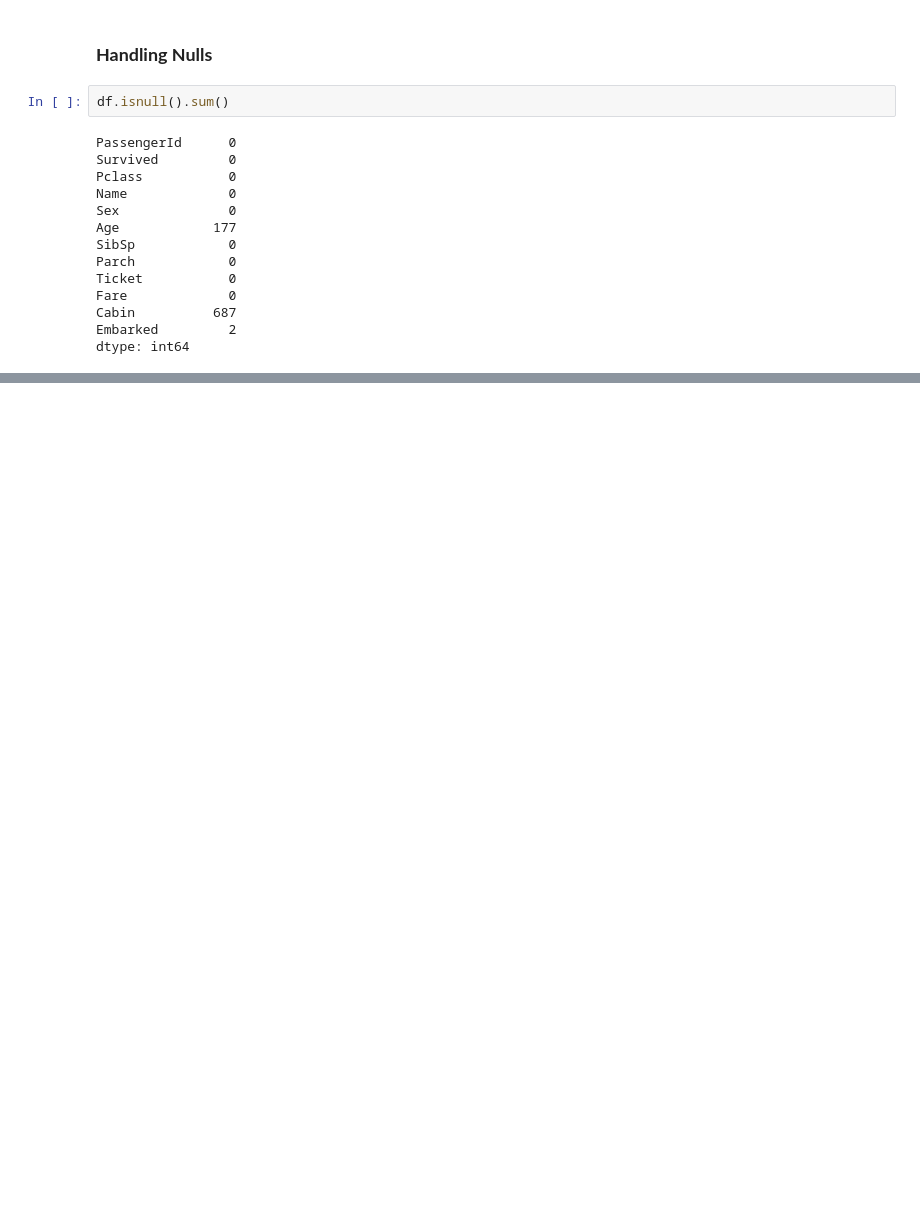
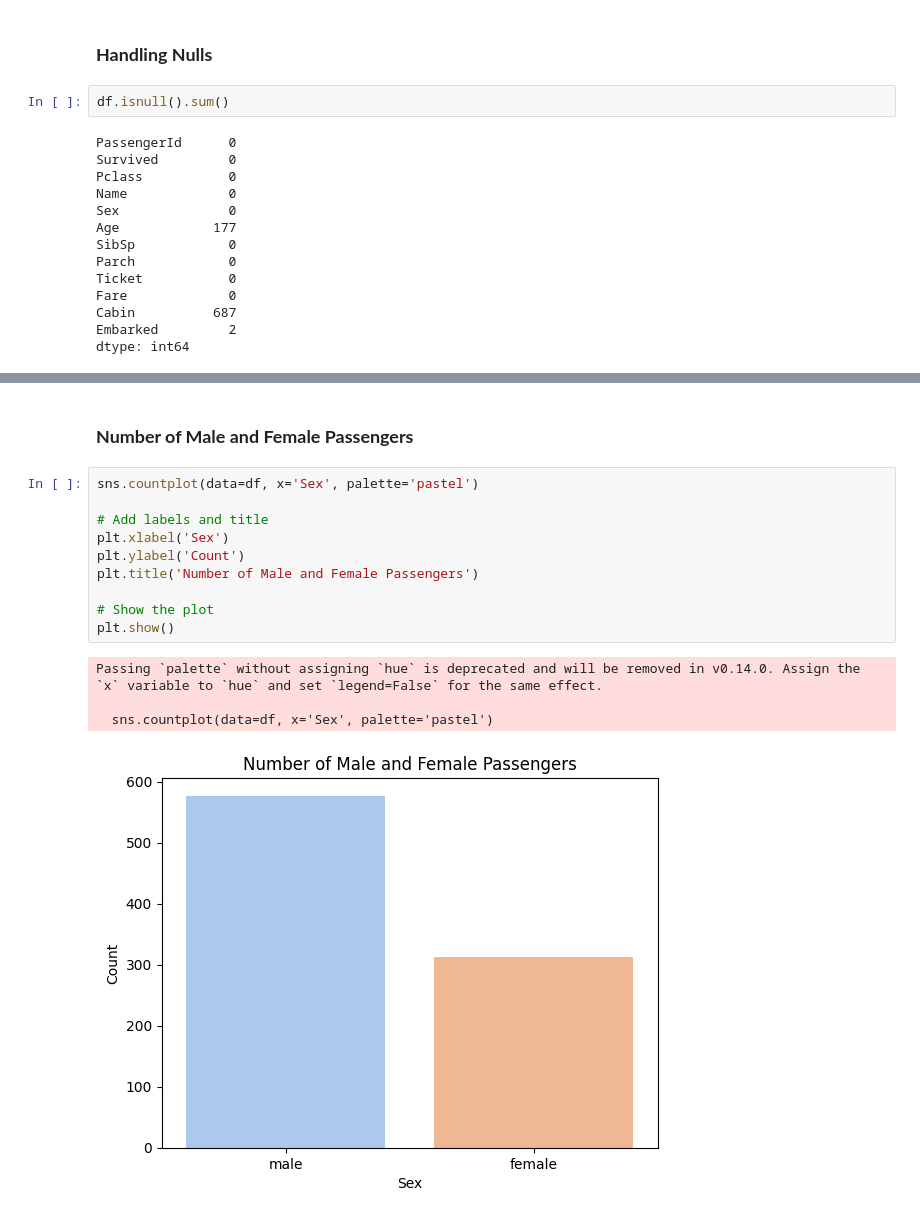
Before and after one commit to Musharaf-Ahsan/CODSOFT, a Jupyter notebook: survival_predict.ipynb, the cells around one changed output, grey strips where cells are left out. Saved outputs shown, nothing was run; the diff lists cells and outputs as text; blank space fills up the shorter version.

```diff
--- a/survival_predict.ipynb
+++ b/survival_predict.ipynb
@@ -84,0 +131,17 @@ dtype: int64
+# %% [markdown]
+### **Number of Male and Female Passengers**
+# %%
+sns.countplot(data=df, x='Sex', palette='pastel')
+
+# Add labels and title
+plt.xlabel('Sex')
+plt.ylabel('Count')
+plt.title('Number of Male and Female Passengers')
+
+# Show the plot
+plt.show()
+# %% [output]
+Passing `palette` without assigning `hue` is deprecated and will be removed in v0.14.0. Assign the `x` variable to `hue` and set `legend=False` for the same effect.
+
+  sns.countplot(data=df, x='Sex', palette='pastel')
+[figure, added]
```
Also changed, not shown: parts of 18 cells of this notebook.
